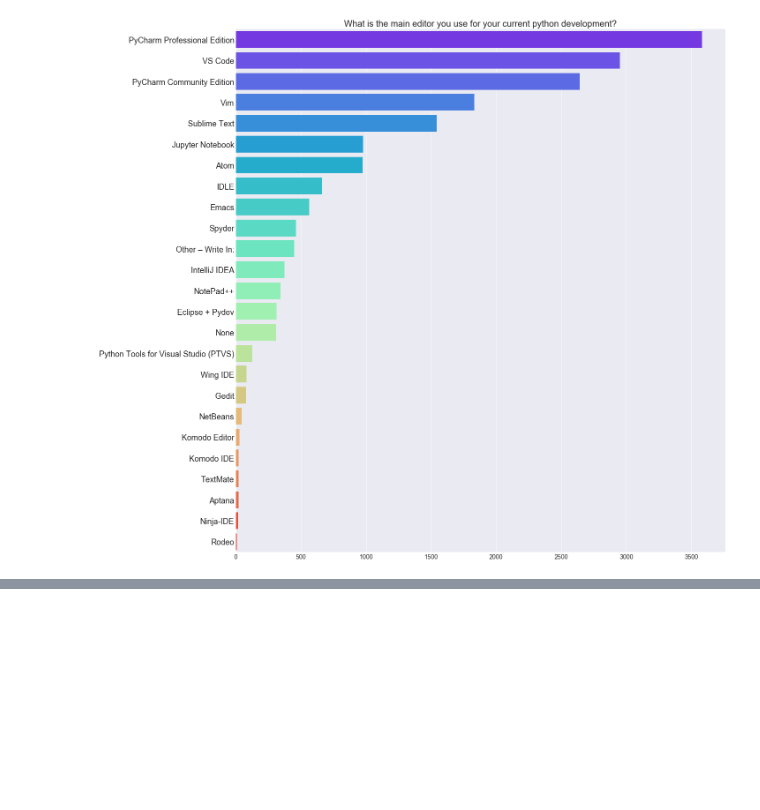
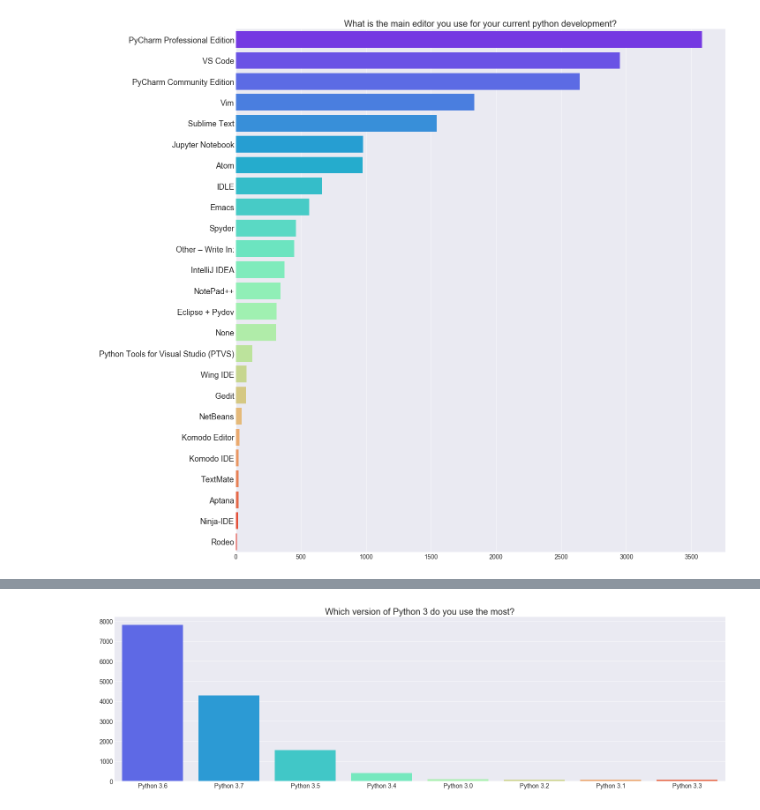
Before and after one commit to secsilm/analyzing-python-survey-2018, a Jupyter notebook: analyzing-python-survey-2018.ipynb, the cells around one changed output, grey strips where cells are left out. Drawn from its saved outputs; the diff is of its cells as text; code cells hidden in the pictures; blank space fills up the shorter version.

```diff
--- a/analyzing-python-survey-2018.ipynb
+++ b/analyzing-python-survey-2018.ipynb
@@ -831,0 +856,12 @@ plt.title('What is the main editor you use for your current python development?'
+# %%
+sns.countplot(py3, order=py3.value_counts().index, palette=sns.color_palette("rainbow", 8))
+plt.xticks(fontsize=14)
+plt.yticks(fontsize=14)
+plt.xticks(fontsize=14)
+plt.yticks(fontsize=14)
+plt.xlabel('')
+plt.ylabel('')
+plt.title('Which version of Python 3 do you use the most?', fontsize=20)
+plt.tight_layout()
+# %% [output]
+[figure, added]
```
Also changed, not shown: parts of 11 cells of this notebook.
